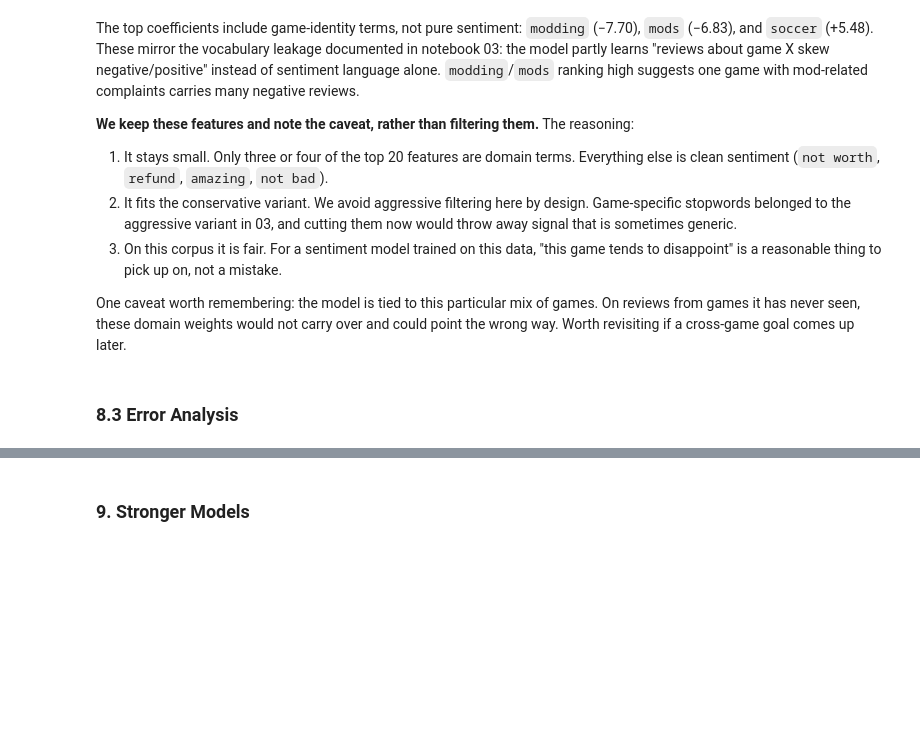
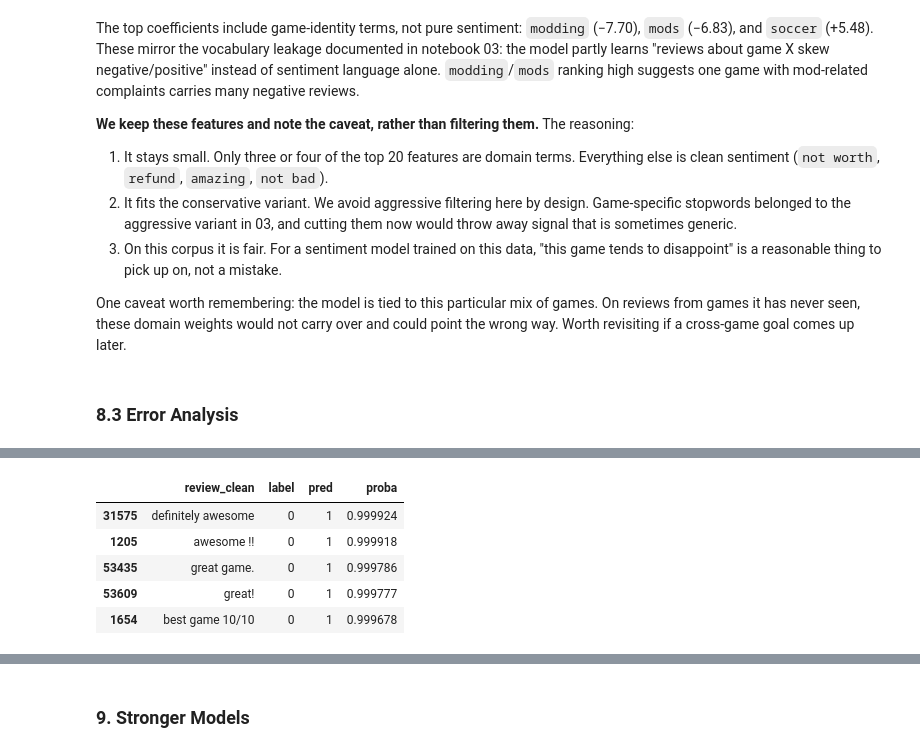
Before and after one commit to Adriana394/nlp-analysis-steam-reviews, a Jupyter notebook: notebooks/04_lda.ipynb, the cells around one changed output, grey strips where cells are left out. Drawn from its saved outputs; the diff is of its cells as text; code cells hidden in the pictures; blank space fills up the shorter version.

```diff
--- a/notebooks/04_lda.ipynb
+++ b/notebooks/04_lda.ipynb
@@ -376,0 +377,9 @@ Confident false negatives (pos review called negative): 6,319
+# %%
+fp.head(5)
+# %% [output]
+|  | review_clean | label | pred | proba |
+| 31575 | definitely awesome | 0 | 1 | 0.999924 |
+| 1205 | awesome !! | 0 | 1 | 0.999918 |
+| 53435 | great game. | 0 | 1 | 0.999786 |
+| 53609 | great! | 0 | 1 | 0.999777 |
+| 1654 | best game 10/10 | 0 | 1 | 0.999678 |
```
Also changed, not shown: parts of 23 cells of this notebook, 3 other files.
